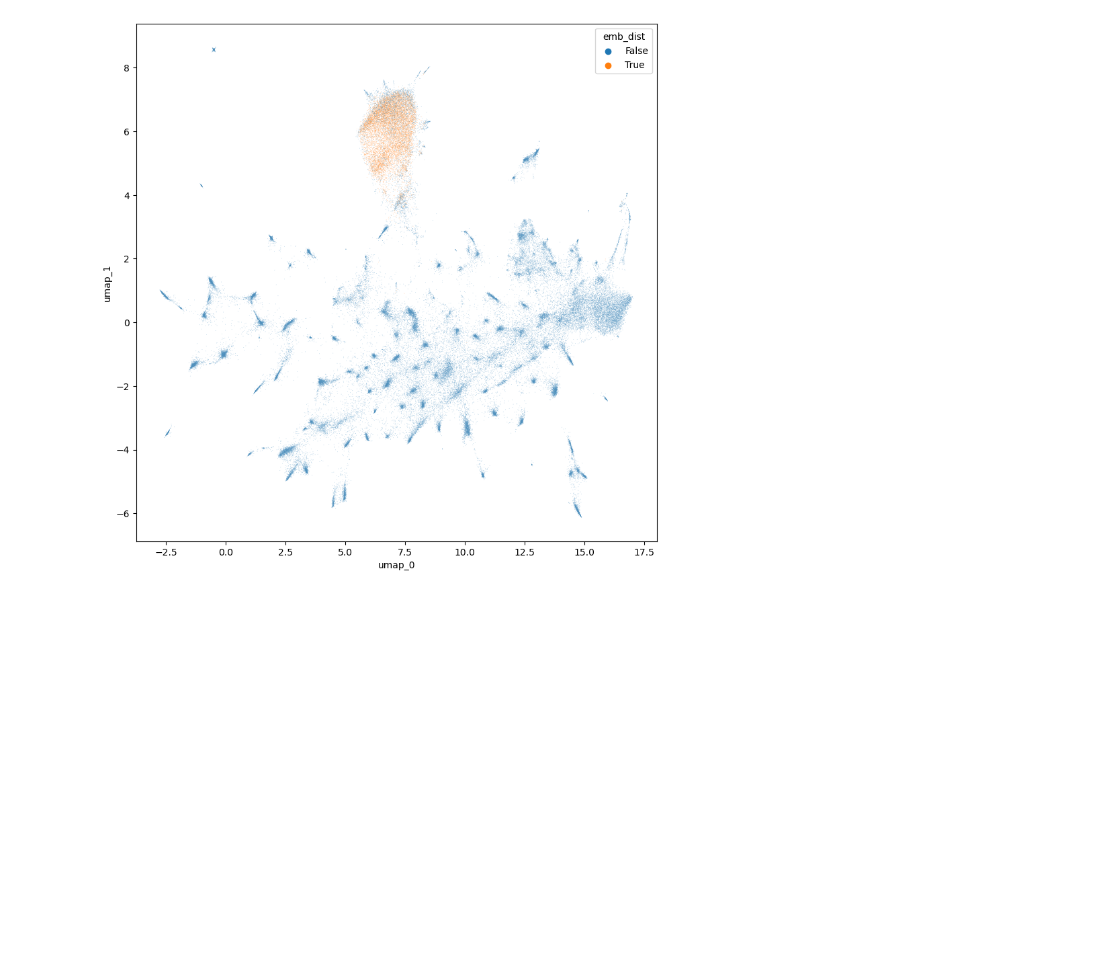
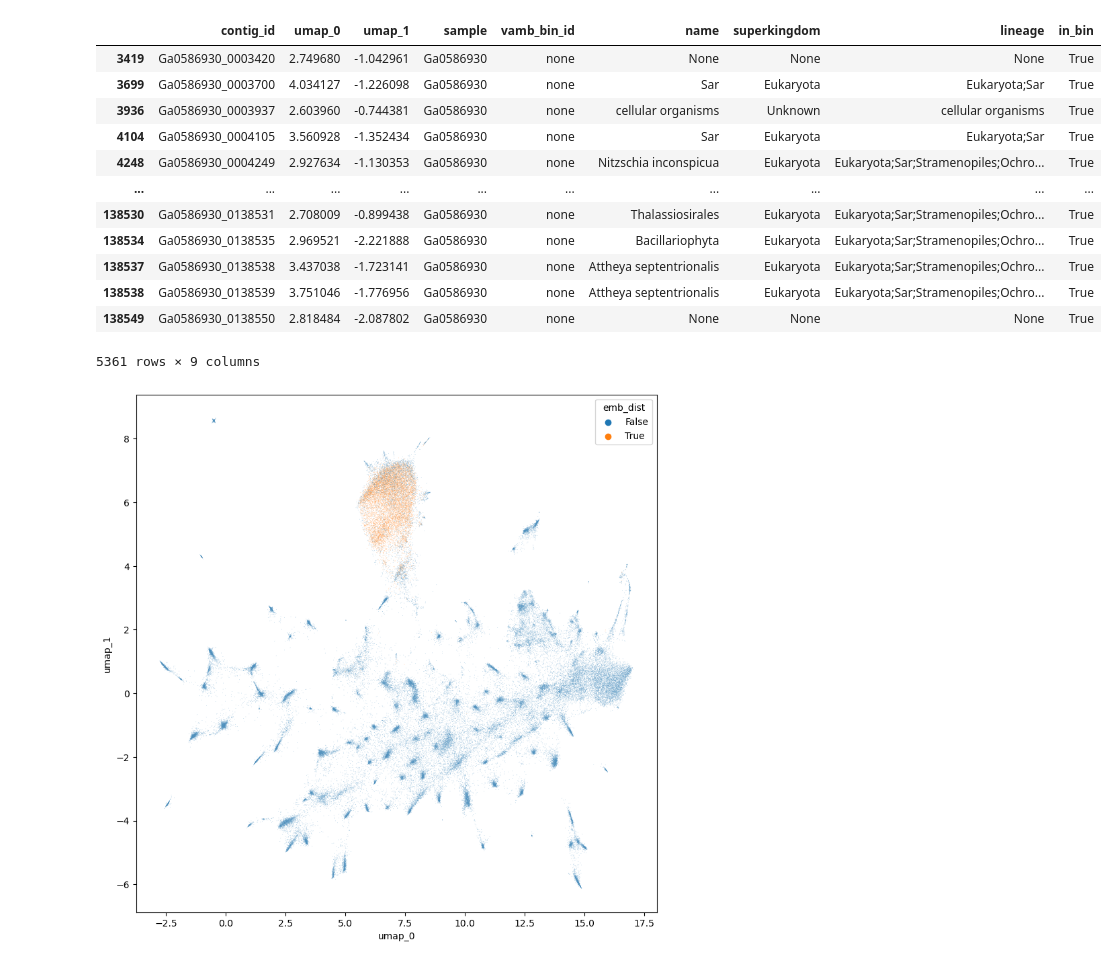
Before and after one commit to willboulton/mosaic-workflows, a Jupyter notebook: workflow/notebooks/plot_vacuum_singlesample.ipynb, the cells around one changed output. Drawn from its saved outputs; the diff is of its cells as text; code cells hidden in the pictures; blank space fills up the shorter version.

```diff
--- a/workflow/notebooks/plot_vacuum_singlesample.ipynb
+++ b/workflow/notebooks/plot_vacuum_singlesample.ipynb
@@ -98,0 +109,6 @@ ax = sns.scatterplot(
+# %%
+in_bin = list(pd.read_csv(
+    "/gpfs/home/qcf21tku/scratch/mosaic_euks_test_tmp/3300060242_90.contigs.txt",
+    header = None,
+    names = ['contig']
+).contig)
@@ -99,2 +131,25 @@ ax = sns.scatterplot(
+# %%
+df_nitzschia[['contig_id']]#.to_csv(
+#    "/gpfs/home/qcf21tku/scratch/mosaic_euks_test_tmp/nitzschia_3300060242_v3.contigs.txt",
+#    header = None,
+#    index = None
+#)
+
+
+df2[(df2.in_bin) & (~df2.contig_id.isin(in_bin))]
+# %% [output]
+|  | contig_id | umap_0 | umap_1 | sample | vamb_bin_id | name | superkingdom | lineage | in_bin |
+| 3419 | Ga0586930_0003420 | 2.749680 | -1.042961 | Ga0586930 | none | None | None | None | True |
+| 3699 | Ga0586930_0003700 | 4.034127 | -1.226098 | Ga0586930 | none | Sar | Eukaryota | Eukaryota;Sar | True |
+| 3936 | Ga0586930_0003937 | 2.603960 | -0.744381 | Ga0586930 | none | cellular organisms | Unknown | cellular organisms | True |
+| 4104 | Ga0586930_0004105 | 3.560928 | -1.352434 | Ga0586930 | none | Sar | Eukaryota | Eukaryota;Sar | True |
+| 4248 | Ga0586930_0004249 | 2.927634 | -1.130353 | Ga0586930 | none | Nitzschia inconspicua | Eukaryota | Eukaryota;Sar;Stramenopiles;Ochro... | True |
+| ... | ... | ... | ... | ... | ... | ... | ... | ... | ... |
+| 138530 | Ga0586930_0138531 | 2.708009 | -0.899438 | Ga0586930 | none | Thalassiosirales | Eukaryota | Eukaryota;Sar;Stramenopiles;Ochro... | True |
+| 138534 | Ga0586930_0138535 | 2.969521 | -2.221888 | Ga0586930 | none | Bacillariophyta | Eukaryota | Eukaryota;Sar;Stramenopiles;Ochro... | True |
+| 138537 | Ga0586930_0138538 | 3.437038 | -1.723141 | Ga0586930 | none | Attheya septentrionalis | Eukaryota | Eukaryota;Sar;Stramenopiles;Ochro... | True |
+| 138538 | Ga0586930_0138539 | 3.751046 | -1.776956 | Ga0586930 | none | Attheya septentrionalis | Eukaryota | Eukaryota;Sar;Stramenopiles;Ochro... | True |
+| 138549 | Ga0586930_0138550 | 2.818484 | -2.087802 | Ga0586930 | none | None | None | None | True |
+5361 rows × 9 columns
 # %%
 # Below here don't run - this is for processing of one bin!
```
Also changed, not shown: parts of 11 cells of this notebook, 10 other files.
